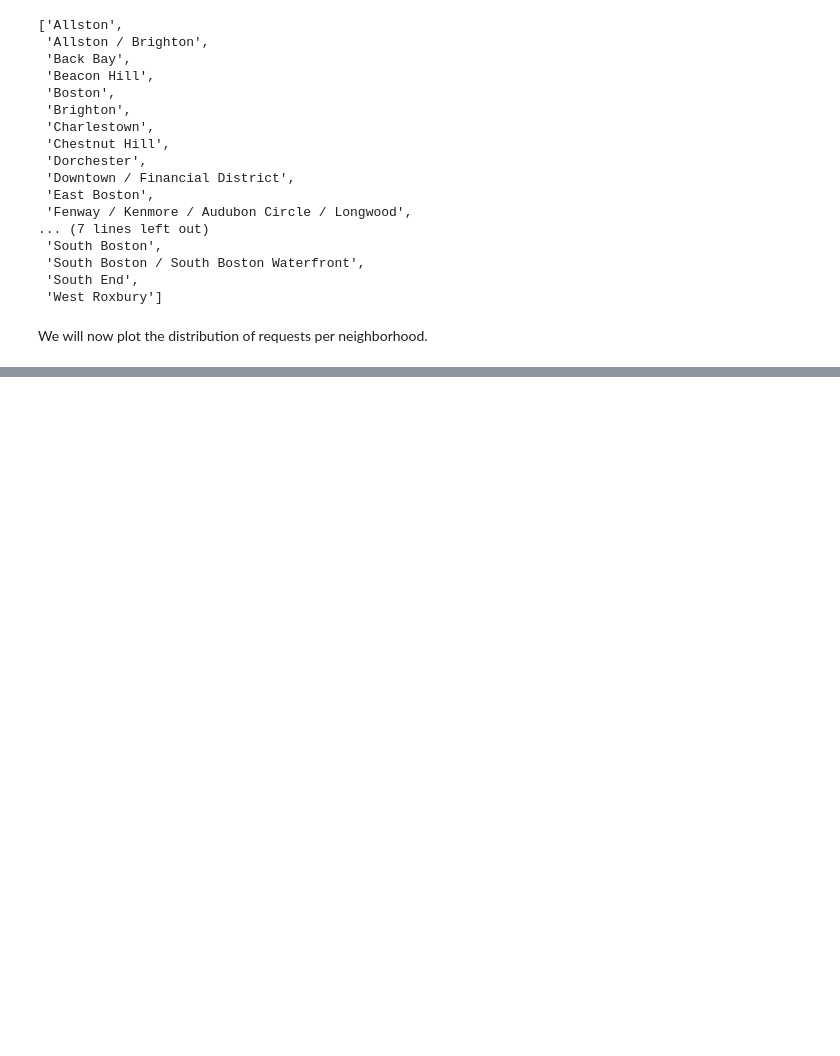
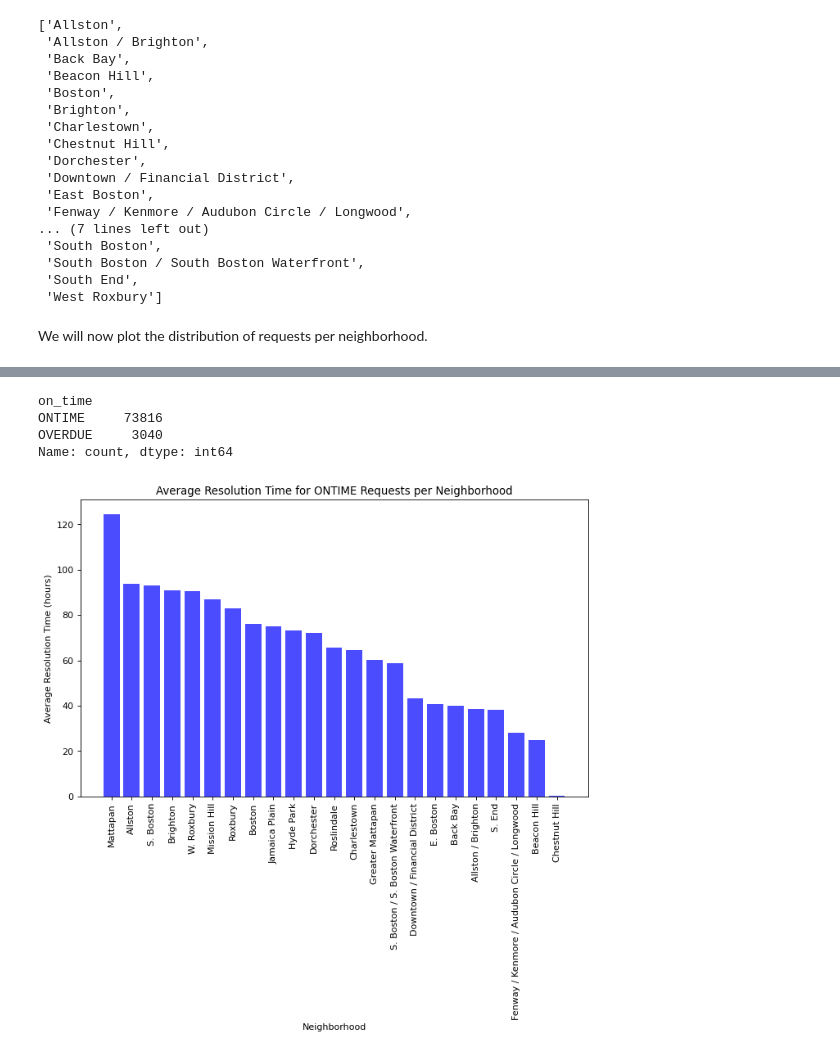
Before and after one commit to BU-Spark/ds-boston-311-animal-reports, a Jupyter notebook: sp24-team-d/Mid-Semester.ipynb, the cells around one changed output, grey strips where cells are left out. Drawn from its saved outputs; the diff is of its cells as text; code cells hidden in the pictures; blank space fills up the shorter version.

```diff
--- a/sp24-team-d/Mid-Semester.ipynb
+++ b/sp24-team-d/Mid-Semester.ipynb
@@ -186,0 +199,35 @@ West Roxbury:   Dogs
+# %%
+# print number ofo ONTIME and LATE
+print(df_neighborhood['on_time'].value_counts())
+# %% [output]
+on_time
+ONTIME     73816
+OVERDUE     3040
+Name: count, dtype: int64
+# %%
+# drop requests that do not have open_dt or closed_dt
+df_neighborhood = df_neighborhood.dropna(subset=['open_dt', 'closed_dt'])
+df_neighborhood['open_dt'] = pd.to_datetime(df_neighborhood['open_dt'])
+df_neighborhood['closed_dt'] = pd.to_datetime(df_neighborhood['closed_dt'])
+df_neighborhood['resolution_hours'] = (df_neighborhood['closed_dt'] - df_neighborhood['open_dt']).dt.total_seconds() / 3600
+
+#new column for resolution hours for ONTIME
+df_neighborhood['resolution_hours_ontime'] = df_neighborhood['resolution_hours'][df_neighborhood['on_time'] == 'ONTIME']
+
+#new column for resolution hours for LATE
+df_neighborhood['resolution_hours_late'] = df_neighborhood['resolution_hours'][df_neighborhood['on_time'] == 'OVERDUE']
+# drop requests with nan neighborhood or " "
+# df_neighborhood = df_neighborhood.dropna(subset=['neighborhood'])
+# df_neighborhood = df_neighborhood[df_neighborhood['neighborhood'] != ' ']
+# %%
+# plot the avg resolution time for ONTIME for every neighborhood sorted by avg resolution time in reverse order
+avg_resolution_time_ontime = df_neighborhood.groupby('neighborhood')['resolution_hours_ontime'].mean().sort_values(ascending=False)
+plt.figure(figsize=(10, 6), dpi=80)
+plt.bar(avg_resolution_time_ontime.index, avg_resolution_time_ontime.values, color='b', alpha=0.7)
+plt.xlabel('Neighborhood')
+plt.ylabel('Average Resolution Time (hours)')
+plt.title('Average Resolution Time for ONTIME Requests per Neighborhood')
+plt.xticks(rotation=90)
+plt.show()
+# %% [output]
+[figure, added]
```
Also changed, not shown: parts of 15 cells of this notebook, 6 other files.
